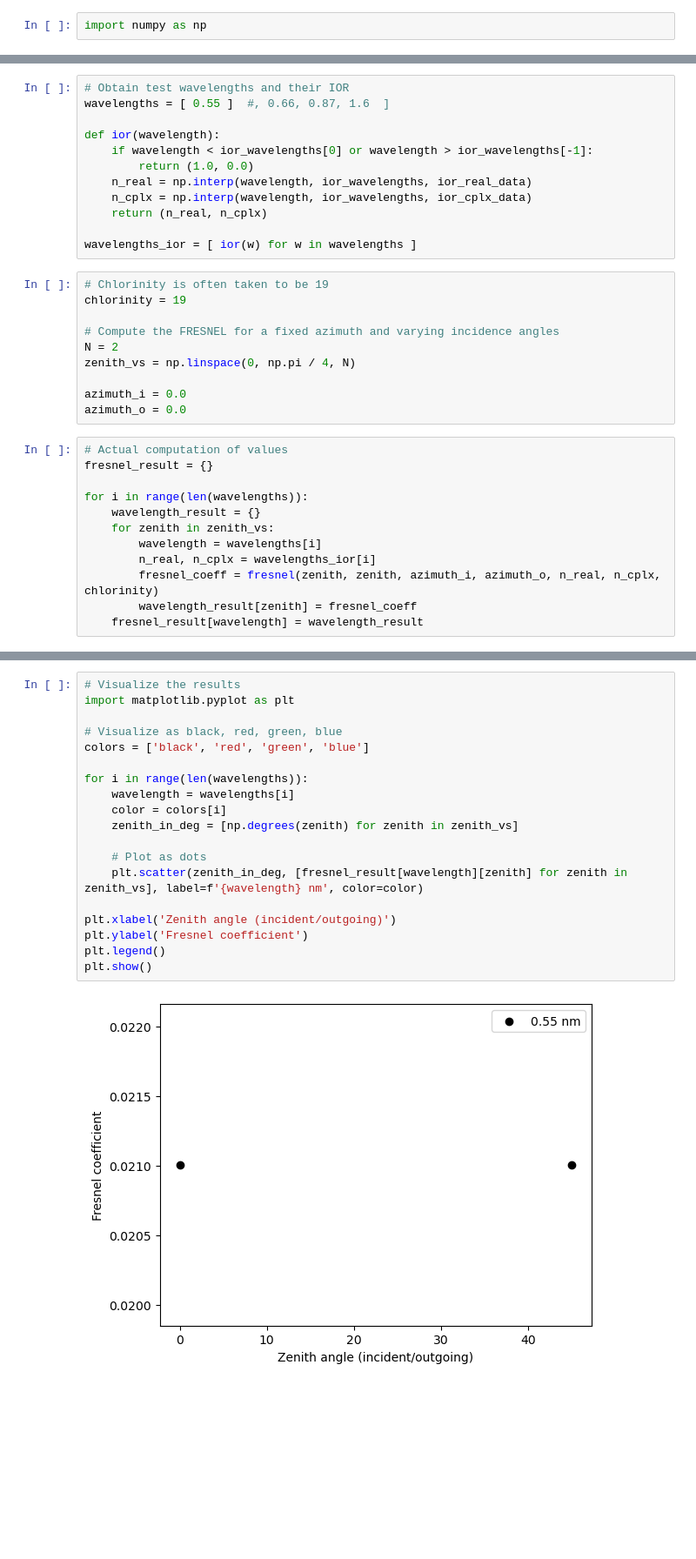
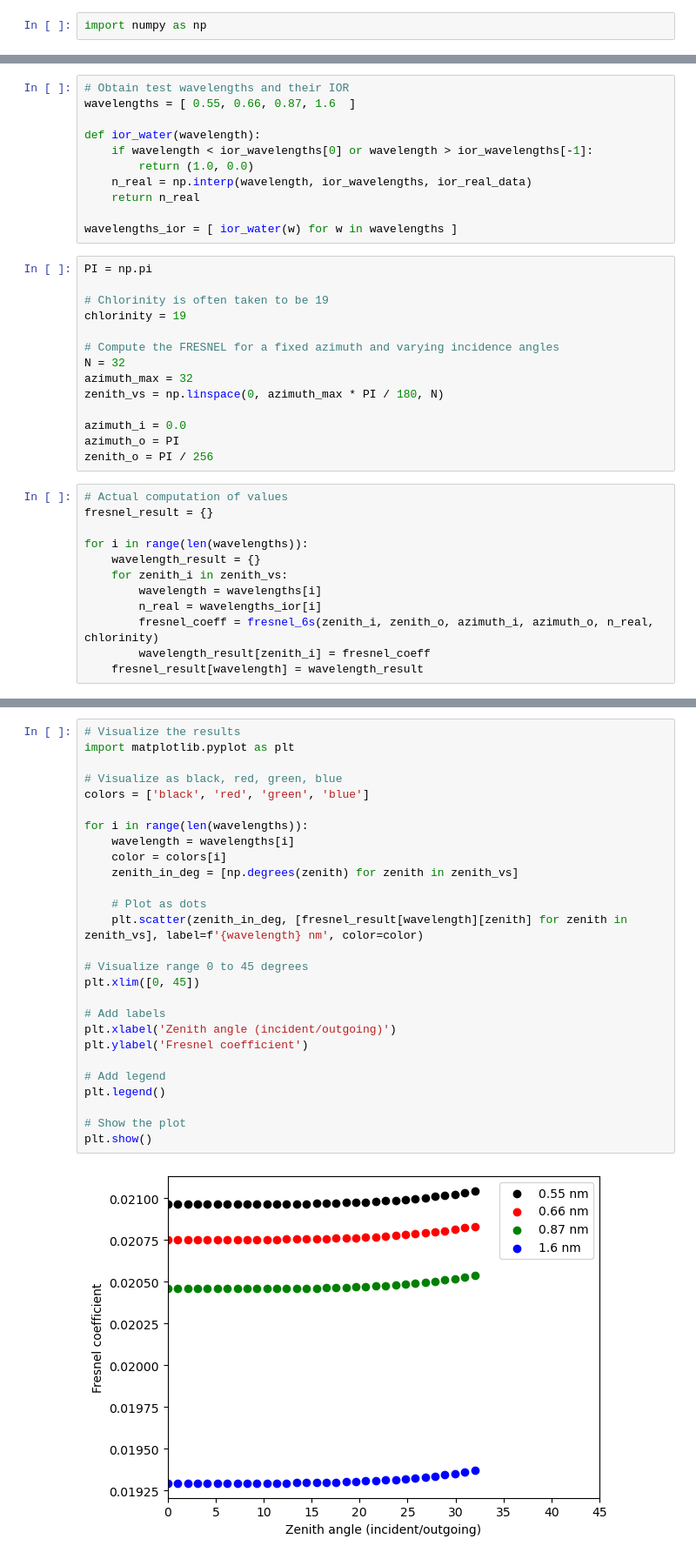
Before and after one commit to PolyRocketMatt/eradiate, a Jupyter notebook: notebooks/fresnel.ipynb, the cells around one changed output, grey strips where cells are left out. Shown at 87% size. Saved outputs shown, nothing was run; the diff lists cells and outputs as text; blank space fills up the shorter version.

Commit message:
Updat Fresnel notebook

```diff
--- a/notebooks/fresnel.ipynb
+++ b/notebooks/fresnel.ipynb
@@ -107,34 +45,37 @@ ior_cplx_data = [   1.10e-07, 4.90e-08, 3.35e-08, 2.35e-08, 1.60e-08,
 # %%
 # Obtain test wavelengths and their IOR
-wavelengths = [ 0.55 ]  #, 0.66, 0.87, 1.6  ]
+wavelengths = [ 0.55, 0.66, 0.87, 1.6  ]
 
-def ior(wavelength):
+def ior_water(wavelength):
     if wavelength < ior_wavelengths[0] or wavelength > ior_wavelengths[-1]:
         return (1.0, 0.0)
     n_real = np.interp(wavelength, ior_wavelengths, ior_real_data)
-    n_cplx = np.interp(wavelength, ior_wavelengths, ior_cplx_data)
-    return (n_real, n_cplx)
+    return n_real
 
-wavelengths_ior = [ ior(w) for w in wavelengths ]
+wavelengths_ior = [ ior_water(w) for w in wavelengths ]
 # %%
+PI = np.pi
+
 # Chlorinity is often taken to be 19
 chlorinity = 19
 
 # Compute the FRESNEL for a fixed azimuth and varying incidence angles
-N = 2
-zenith_vs = np.linspace(0, np.pi / 4, N)
+N = 32
+azimuth_max = 32
+zenith_vs = np.linspace(0, azimuth_max * PI / 180, N)
 
 azimuth_i = 0.0
-azimuth_o = 0.0
+azimuth_o = PI
+zenith_o = PI / 256
 # %%
 # Actual computation of values
 fresnel_result = {}
 
 for i in range(len(wavelengths)):
     wavelength_result = {}
-    for zenith in zenith_vs:
+    for zenith_i in zenith_vs:
         wavelength = wavelengths[i]
-        n_real, n_cplx = wavelengths_ior[i]
-        fresnel_coeff = fresnel(zenith, zenith, azimuth_i, azimuth_o, n_real, n_cplx, chlorinity)
-        wavelength_result[zenith] = fresnel_coeff
+        n_real = wavelengths_ior[i]
+        fresnel_coeff = fresnel_6s(zenith_i, zenith_o, azimuth_i, azimuth_o, n_real, chlorinity)
+        wavelength_result[zenith_i] = fresnel_coeff
     fresnel_result[wavelength] = wavelength_result
@@ -158,21 +82,29 @@ for i in range(len(wavelengths)):
 # %%
 # Visualize the results
 import matplotlib.pyplot as plt
 
 # Visualize as black, red, green, blue
 colors = ['black', 'red', 'green', 'blue']
 
 for i in range(len(wavelengths)):
     wavelength = wavelengths[i]
     color = colors[i]
     zenith_in_deg = [np.degrees(zenith) for zenith in zenith_vs]
 
     # Plot as dots
     plt.scatter(zenith_in_deg, [fresnel_result[wavelength][zenith] for zenith in zenith_vs], label=f'{wavelength} nm', color=color)
 
+# Visualize range 0 to 45 degrees
+plt.xlim([0, 45])
+
+# Add labels
 plt.xlabel('Zenith angle (incident/outgoing)')
 plt.ylabel('Fresnel coefficient')
+
+# Add legend
 plt.legend()
+
+# Show the plot
 plt.show()
 # %% [output]
-[figure, old version]
+[figure, new version]
```
Also changed, not shown: parts of 5 cells of this notebook, 1 other file.
